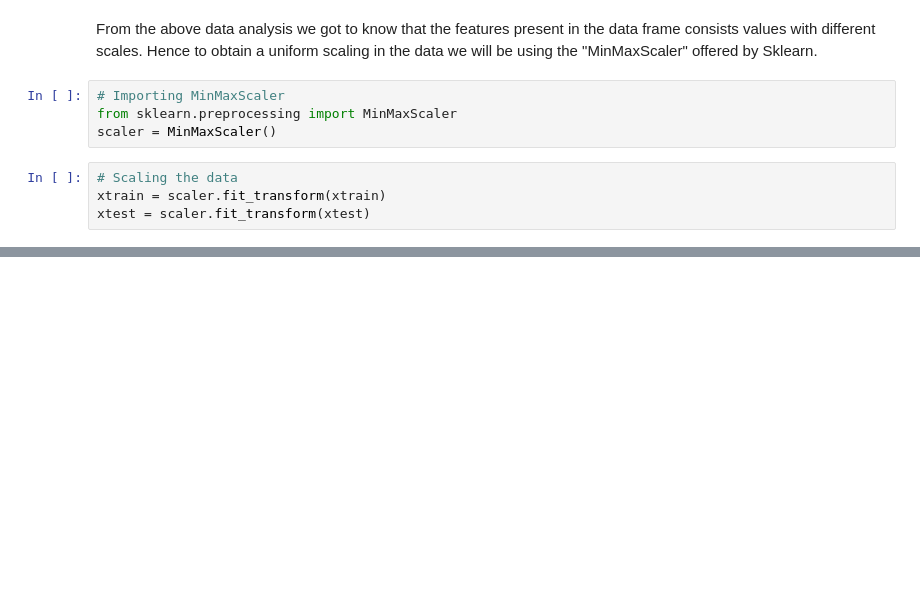
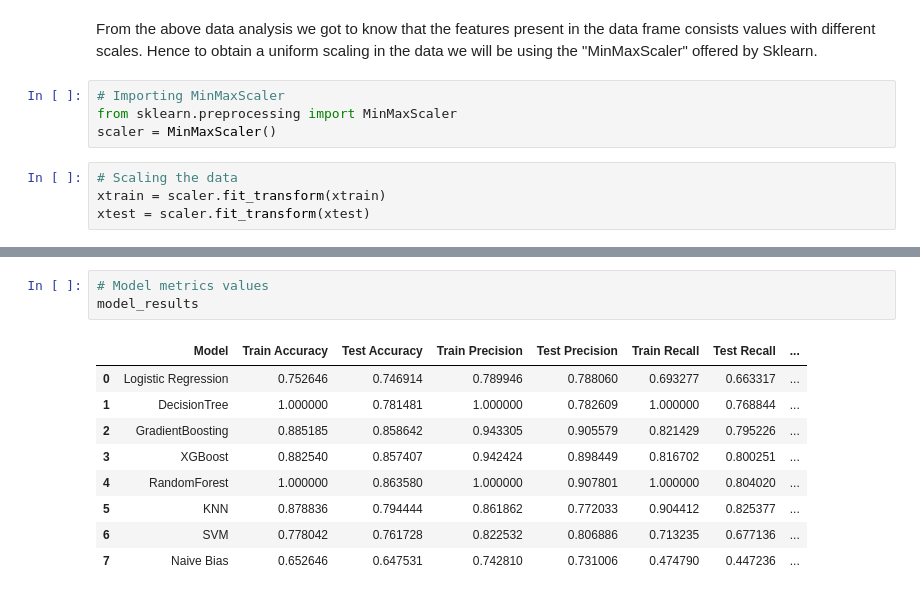
Before and after one commit to Srijan-Rai/CardioVascularRiskPrediction, a Jupyter notebook: Cardiovascular_Risk_Prediction(Classification).ipynb, the cells around one changed output, grey strips where cells are left out. Cells and saved outputs as stored; diff of their text form; blank space fills up the shorter version.

```diff
--- a/Cardiovascular_Risk_Prediction(Classification).ipynb
+++ b/Cardiovascular_Risk_Prediction(Classification).ipynb
@@ -491,0 +594,13 @@ xtest = scaler.fit_transform(xtest)
+# %%
+# Model metrics values
+model_results
+# %% [output]
+|  | Model | Train Accuracy | Test Accuracy | Train Precision | Test Precision | Train Recall | Test Recall | ... |
+| 0 | Logistic Regression | 0.752646 | 0.746914 | 0.789946 | 0.788060 | 0.693277 | 0.663317 | ... |
+| 1 | DecisionTree | 1.000000 | 0.781481 | 1.000000 | 0.782609 | 1.000000 | 0.768844 | ... |
+| 2 | GradientBoosting | 0.885185 | 0.858642 | 0.943305 | 0.905579 | 0.821429 | 0.795226 | ... |
+| 3 | XGBoost | 0.882540 | 0.857407 | 0.942424 | 0.898449 | 0.816702 | 0.800251 | ... |
+| 4 | RandomForest | 1.000000 | 0.863580 | 1.000000 | 0.907801 | 1.000000 | 0.804020 | ... |
+| 5 | KNN | 0.878836 | 0.794444 | 0.861862 | 0.772033 | 0.904412 | 0.825377 | ... |
+| 6 | SVM | 0.778042 | 0.761728 | 0.822532 | 0.806886 | 0.713235 | 0.677136 | ... |
+| 7 | Naive Bias | 0.652646 | 0.647531 | 0.742810 | 0.731006 | 0.474790 | 0.447236 | ... |
```
Also changed, not shown: parts of 10 cells of this notebook.
